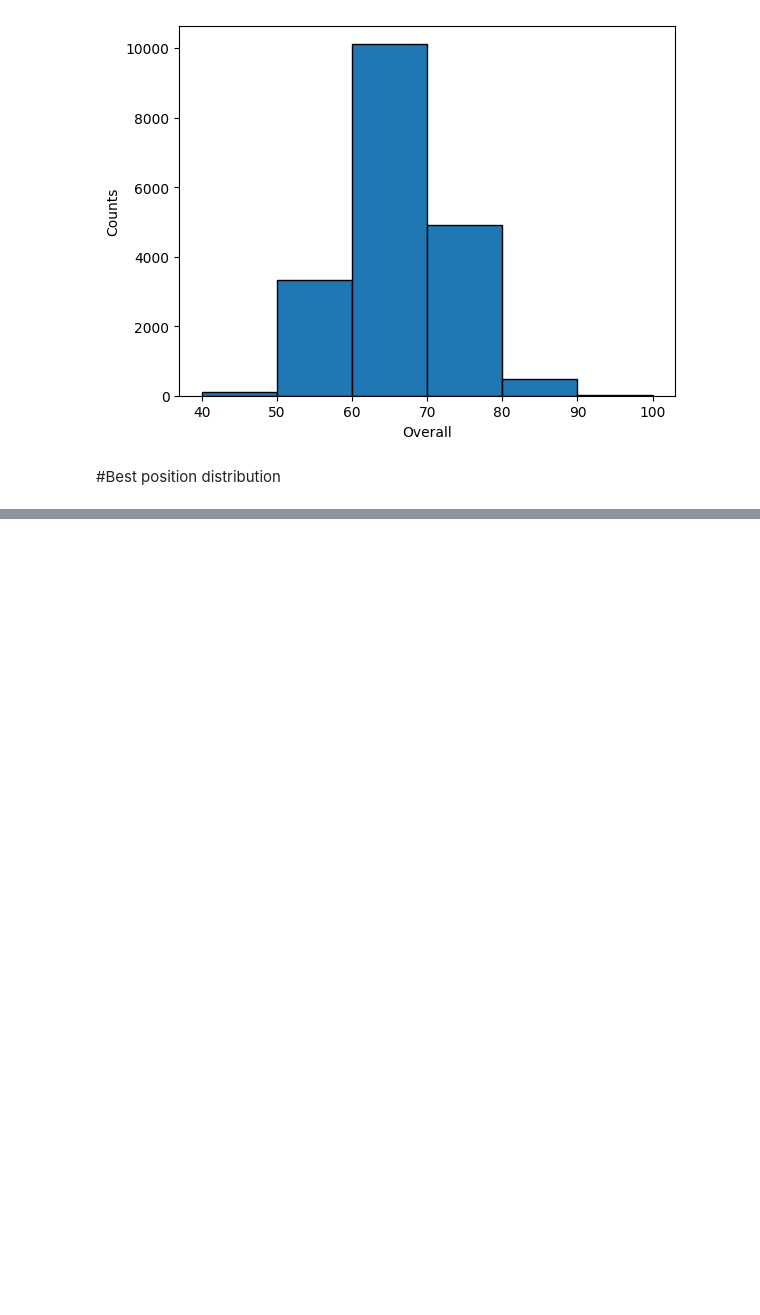
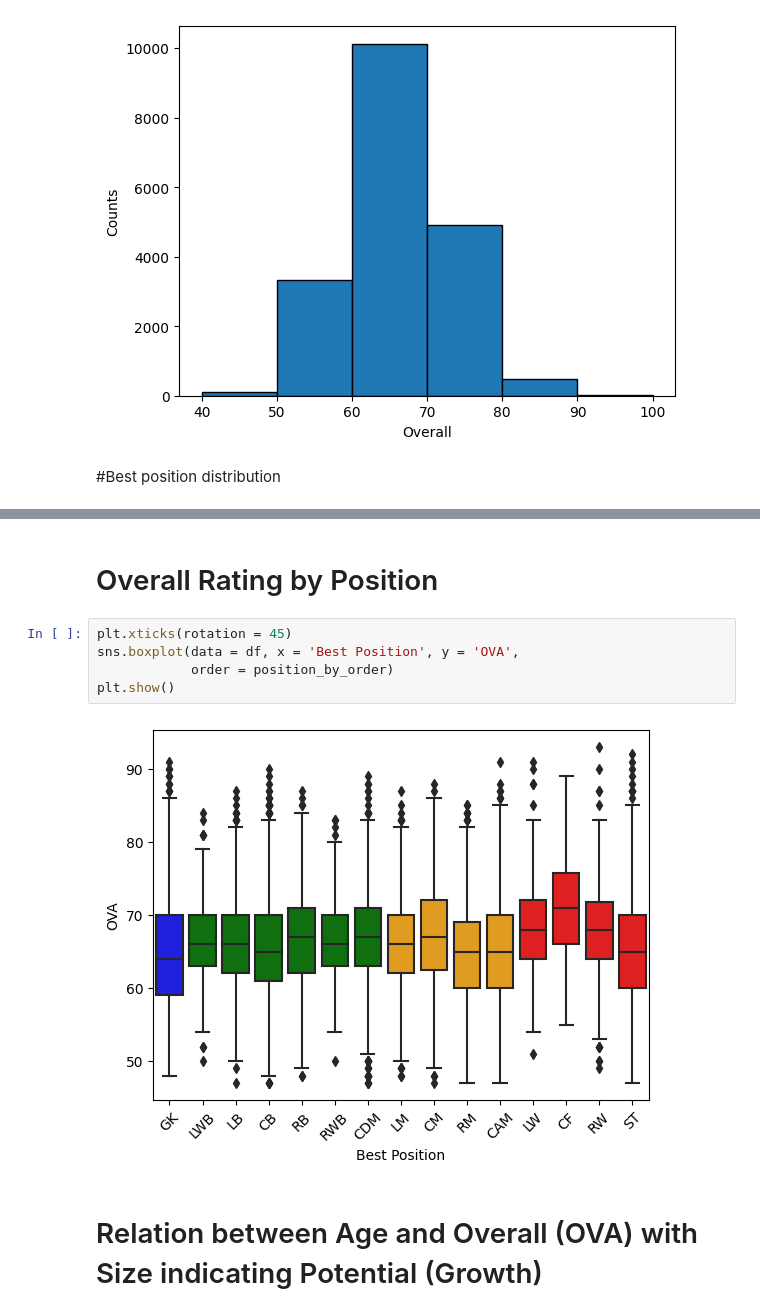
Before and after one commit to Suesue098/Basic, a Jupyter notebook: FIFA_21.ipynb, the cells around one changed output, grey strips where cells are left out. Saved outputs shown, nothing was run; the diff lists cells and outputs as text; blank space fills up the shorter version.

```diff
--- a/FIFA_21.ipynb
+++ b/FIFA_21.ipynb
@@ -337,0 +351,11 @@ plt.show()
+# %% [markdown]
+# Overall Rating by Position
+# %%
+plt.xticks(rotation = 45)
+sns.boxplot(data = df, x = 'Best Position', y = 'OVA',
+            order = position_by_order)
+plt.show()
+# %% [output]
+[figure, added]
+# %% [markdown]
+# Relation between Age and Overall (OVA) with Size indicating Potential (Growth)
```
Also changed, not shown: parts of 15 cells of this notebook.
